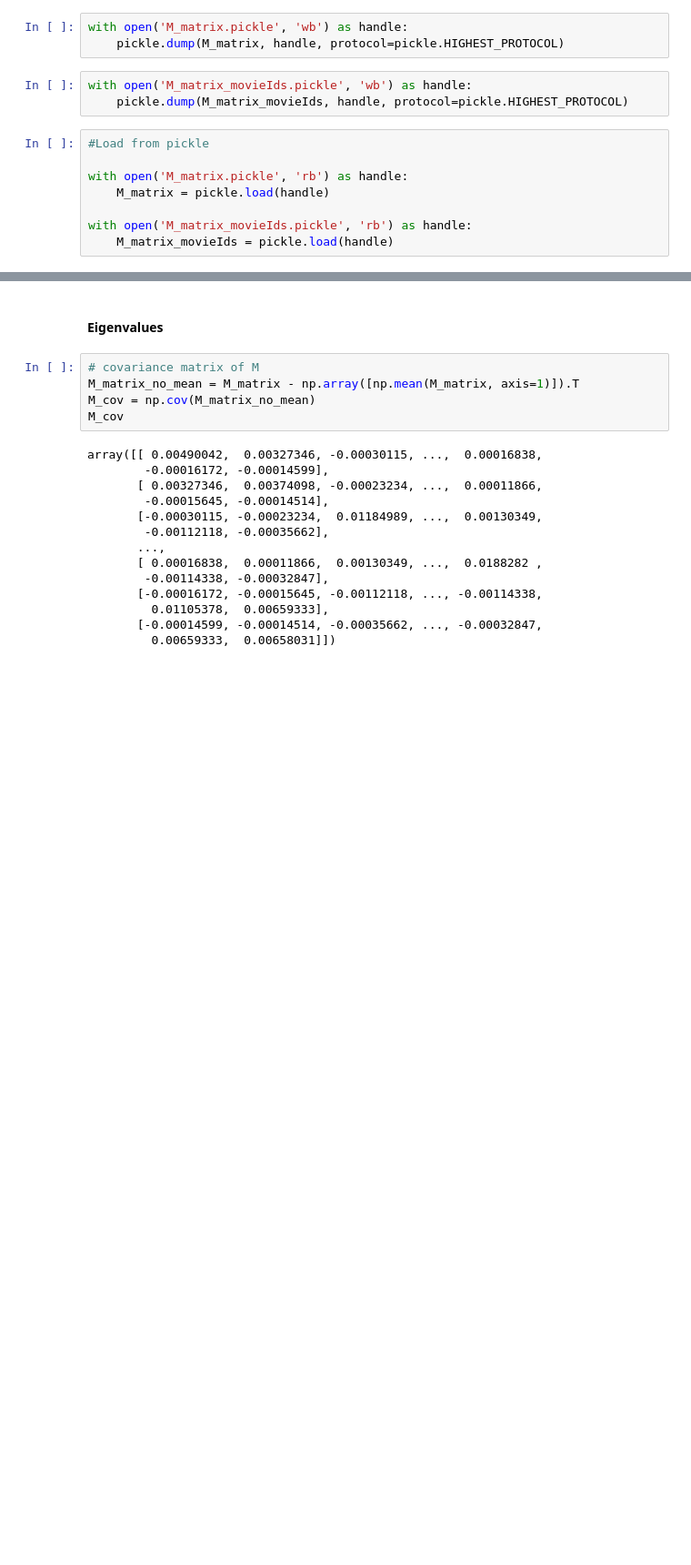
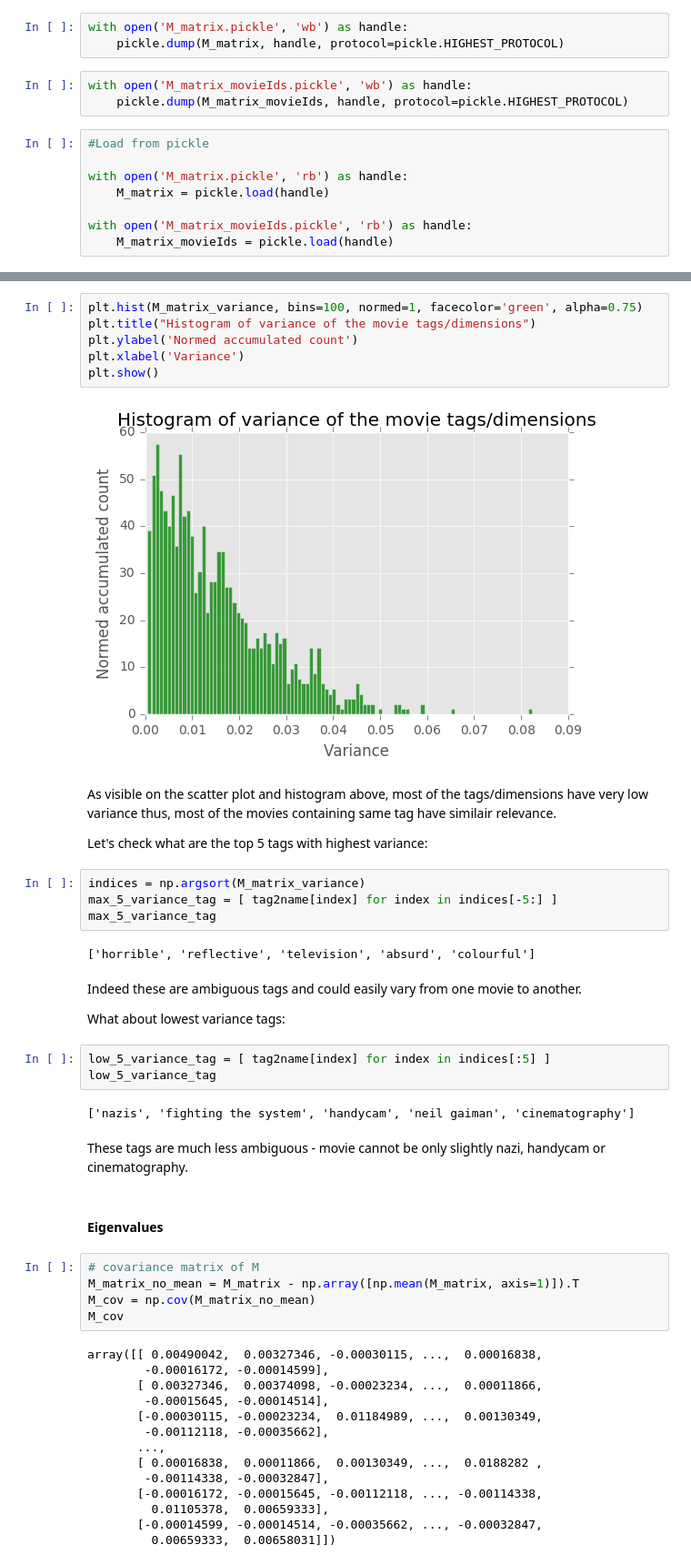
Before and after one commit to aurlien/friendship_paradox, a Jupyter notebook: lab3/ix-lab3/lab3-dimred.ipynb, the cells around one changed output, grey strips where cells are left out. Shown: that part at 91% size. Drawn from its saved outputs; the diff is of its cells as text; blank space fills up the shorter version.

```diff
--- a/lab3/ix-lab3/lab3-dimred.ipynb
+++ b/lab3/ix-lab3/lab3-dimred.ipynb
@@ -189,3 +150,33 @@ with open('M_matrix_movieIds.pickle', 'rb') as handle:
+# %%
+plt.hist(M_matrix_variance, bins=100, normed=1, facecolor='green', alpha=0.75)
+plt.title("Histogram of variance of the movie tags/dimensions")
+plt.ylabel('Normed accumulated count')
+plt.xlabel('Variance')
+plt.show()
+# %% [output]
+[figure, added]
+# %% [markdown]
+As visible on the scatter plot and histogram above, most of the tags/dimensions have
+very low variance thus, most of the movies containing same tag have similair relevance.
+
+Let's check what are the top 5 tags with highest variance:
+# %%
+indices = np.argsort(M_matrix_variance)
+max_5_variance_tag = [ tag2name[index] for index in indices[-5:] ]
+max_5_variance_tag
+# %% [output]
+['horrible', 'reflective', 'television', 'absurd', 'colourful']
+# %% [markdown]
+Indeed these are ambiguous tags and could easily vary from one movie to another.
+
+What about lowest variance tags:
+# %%
+low_5_variance_tag = [ tag2name[index] for index in indices[:5] ]
+low_5_variance_tag
+# %% [output]
+['nazis', 'fighting the system', 'handycam', 'neil gaiman', 'cinematography']
+# %% [markdown]
+These tags are much less ambiguous - movie cannot be only slightly nazi, handycam or cinematography.
 # %% [markdown]
 
 #### Eigenvalues
```
Also changed, not shown: parts of 36 cells of this notebook, 3 other files.
